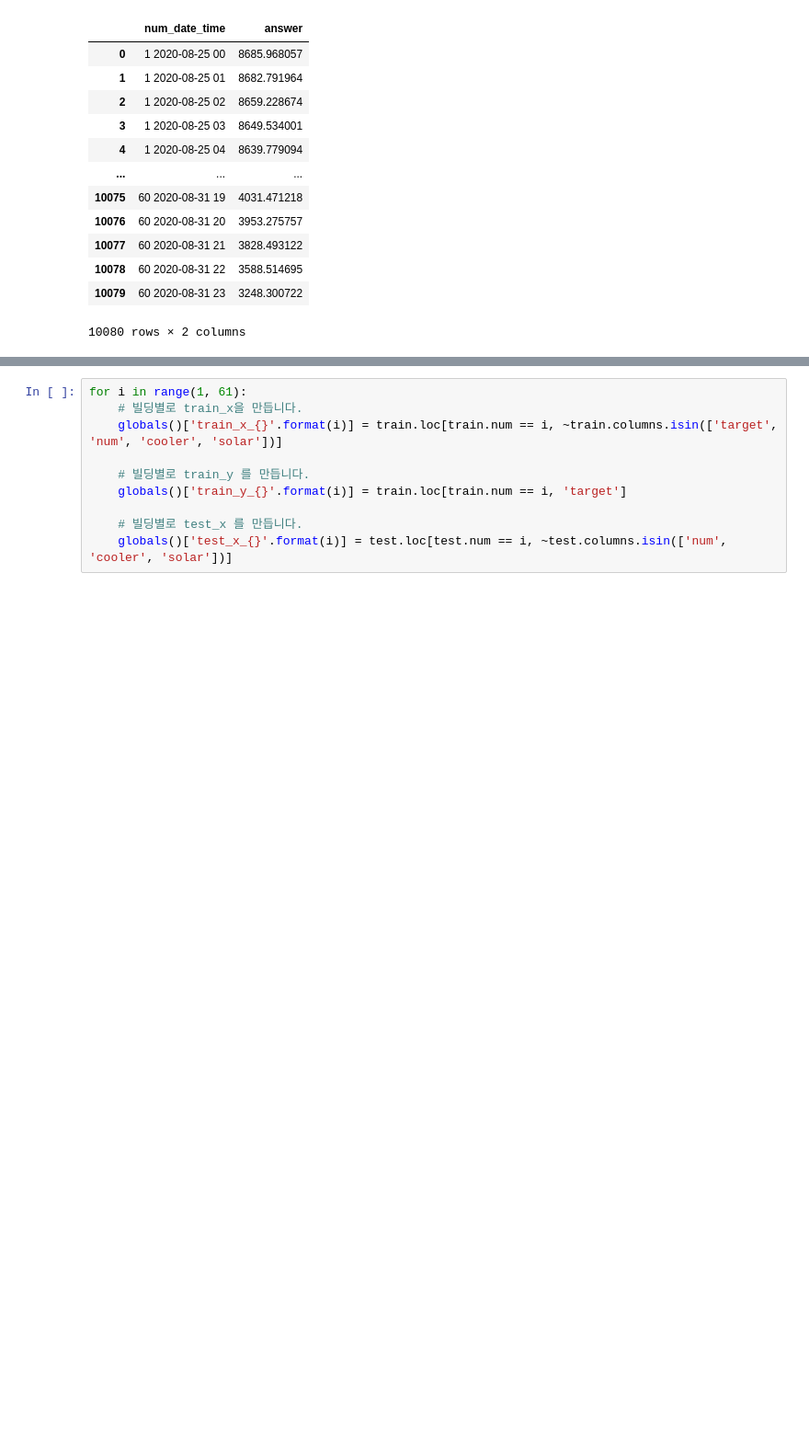
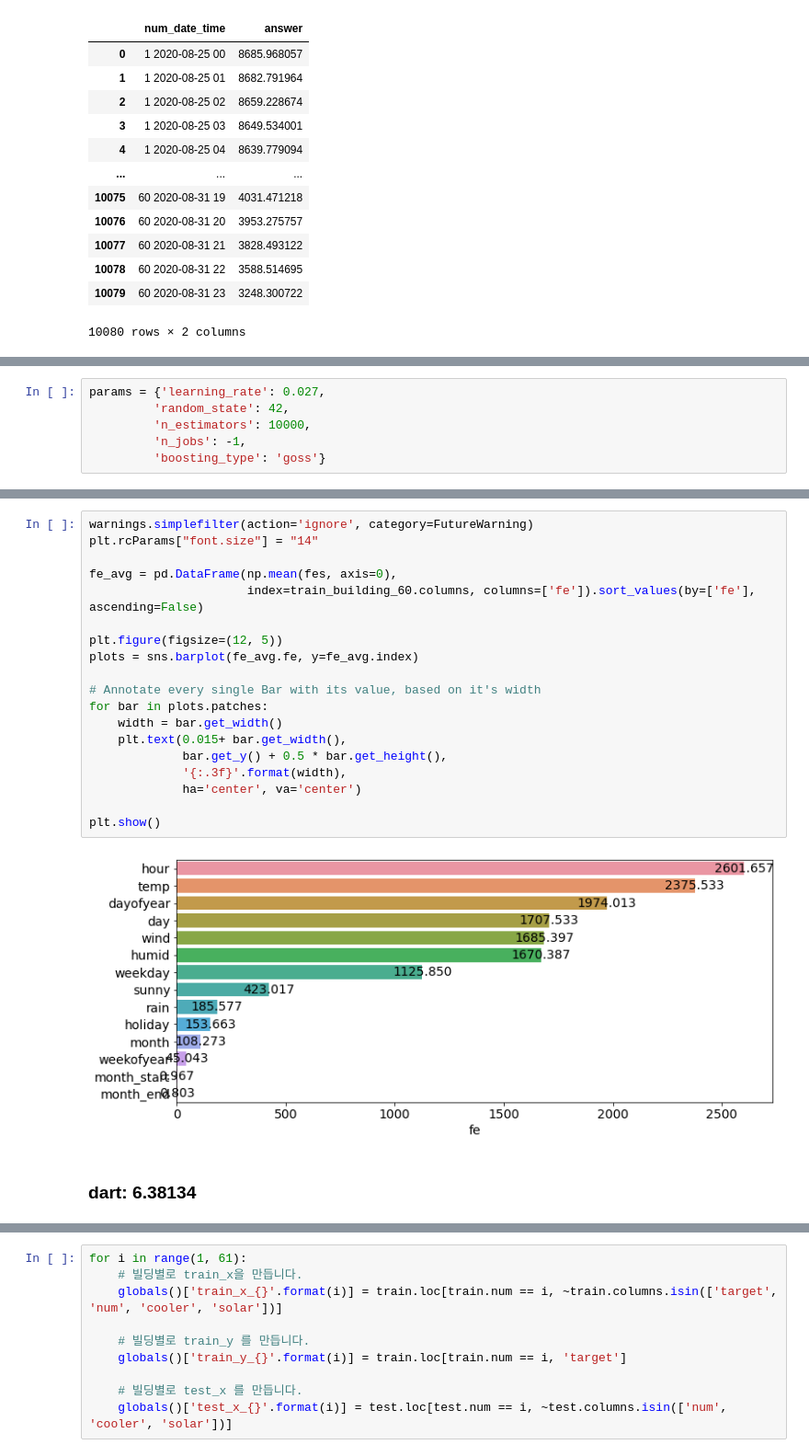
Before and after one commit to thinpig99/dacon_energy, a Jupyter notebook: modeling.ipynb, the cells around one changed output, grey strips where cells are left out. Shown at 92% size. Cells and saved outputs as stored; diff of their text form; blank space fills up the shorter version.

```diff
--- a/modeling.ipynb
+++ b/modeling.ipynb
@@ -779,0 +916,6 @@ plt.show()
+# %%
+params = {'learning_rate': 0.027,
+         'random_state': 42,
+         'n_estimators': 10000,
+         'n_jobs': -1,
+         'boosting_type': 'goss'}
@@ -779,0 +994,23 @@ plt.show()
+# %%
+warnings.simplefilter(action='ignore', category=FutureWarning)
+plt.rcParams["font.size"] = "14"
+
+fe_avg = pd.DataFrame(np.mean(fes, axis=0),
+                      index=train_building_60.columns, columns=['fe']).sort_values(by=['fe'], ascending=False)
+
+plt.figure(figsize=(12, 5))
+plots = sns.barplot(fe_avg.fe, y=fe_avg.index)
+
+# Annotate every single Bar with its value, based on it's width
+for bar in plots.patches:
+    width = bar.get_width()
+    plt.text(0.015+ bar.get_width(),
+             bar.get_y() + 0.5 * bar.get_height(),
+             '{:.3f}'.format(width),
+             ha='center', va='center')
+
+plt.show()
+# %% [output]
+[figure, added]
+# %% [markdown]
+### dart: 6.38134
```
Also changed, not shown: parts of 60 cells of this notebook, 3 other files.
